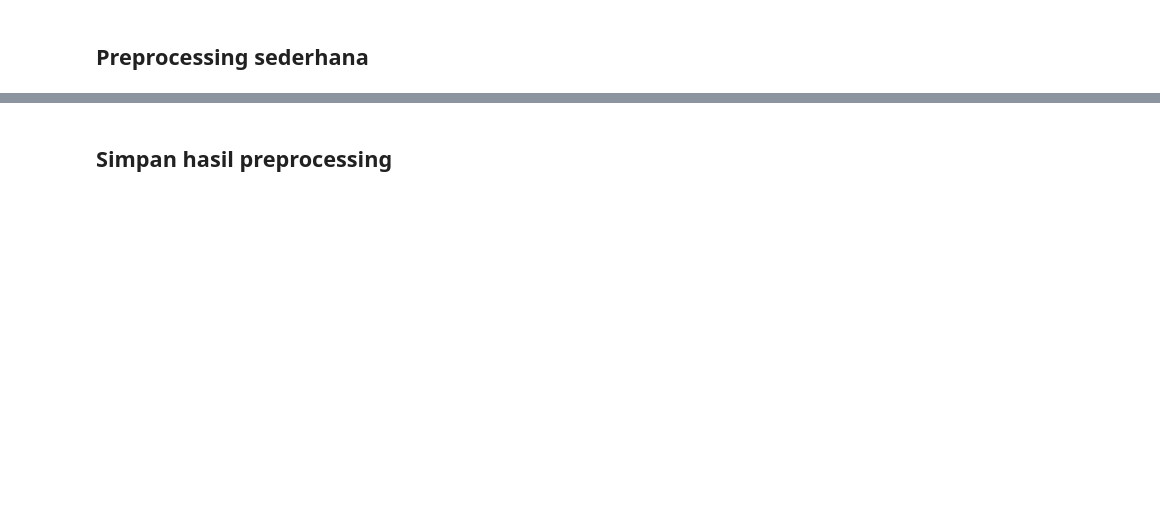
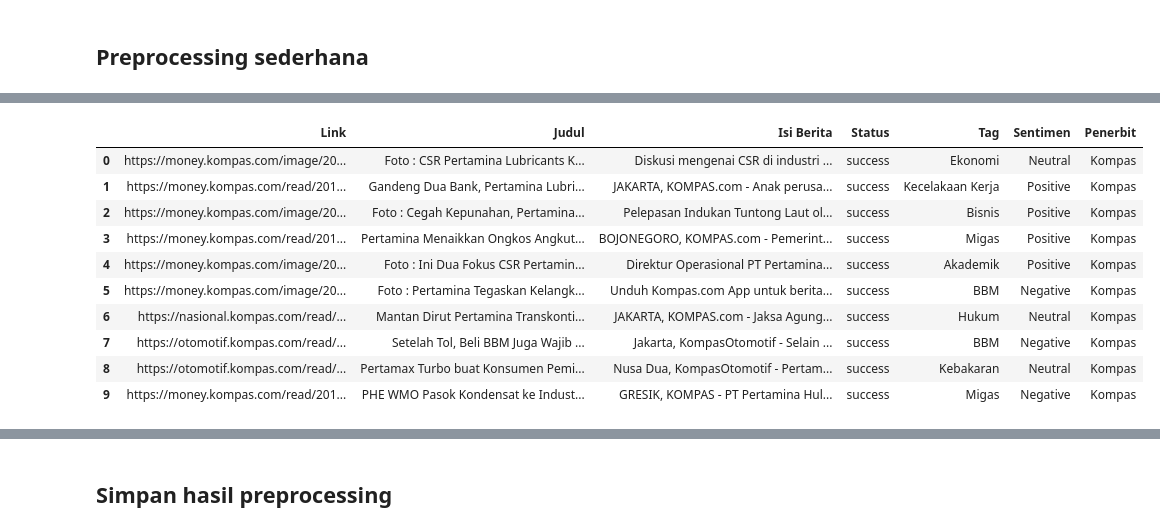
Before and after one commit to yeshaa23/Project-A-Kelompok-4-Pertamina-PBAGenap, a Jupyter notebook: Notebook/2b_Preprocessing_Bert.ipynb, the cells around one changed output, grey strips where cells are left out. Saved outputs shown, nothing was run; the diff lists cells and outputs as text; code cells hidden in the pictures; blank space fills up the shorter version.

Commit message:
Preprocessing Bert

```diff
--- a/Notebook/2b_Preprocessing_Bert.ipynb
+++ b/Notebook/2b_Preprocessing_Bert.ipynb
@@ -57,0 +43,12 @@ Data berhasil dimuat. Jumlah baris: 1567
+# %%
+# Load Data Hasil Scraping
+from google.colab import drive
+# Menghubungkan Google Drive dengan Colab
+drive.mount('/content/drive')
+
+import pandas as pd
+file_path = '/content/drive/MyDrive/ProjectA-PBA/hasil_scraping_berita.csv'
+# Memuat data dari file CSV
+df = pd.read_csv(file_path)
+# Tampilkan beberapa baris pertama untuk memastikan data dimuat dengan benar
+df.head()
@@ -58,2 +63,62 @@ Data berhasil dimuat. Jumlah baris: 1567
 # %% [markdown]
 ## Preprocessing sederhana
+# %%
+# ============================================================
+# MEMUAT DATA BERITA PERTAMINA & PREPROCESSING DASAR
+# ============================================================
+print("=" * 60)
+print("  PREPROCESSING BERITA PERTAMINA")
+print("=" * 60)
+
+# Memuat dataset hasil scraping
+df = pd.read_csv(file_path, encoding="utf-8")  # bisa df_raw juga kalau mau tetap
+print(f" Data dimuat: {len(df)} baris, {df.shape[1]} kolom")
+print(f"\nKolom yang tersedia: {list(df.columns)}")
+
+# ============================================================
+# Mapping Sentimen ke English
+# ============================================================
+sentiment_map = {'Positif':'Positive', 'Negatif':'Negative', 'Netral':'Neutral'}
+df['Sentimen'] = (
+    df['Sentimen']
+    .astype(str)
+    .str.strip()
+    .str.capitalize()
+    .map(sentiment_map)
+    .fillna(df['Sentimen'])
+)
+
+# ============================================================
+# Normalisasi kolom Penerbit
+# ============================================================
+# Ubah semua penerbit menjadi Title Case + hapus spasi berlebih
+df['Penerbit'] = df['Penerbit'].str.title().str.strip()
+
+# Fungsi normalisasi publisher
+def normalize_publisher(name):
+    if not isinstance(name, str):
+        return name
+
+    name = name.strip().lower()  # lowercase + hapus spasi
+
+    # Mapping domain/keyword
+    if 'detik' in name:
+        return 'Detik'
+    elif 'kompas' in name:
+        return 'Kompas'
+    elif 'antara' in name:
+        return 'Antara News'
+    elif 'tempo' in name:
+        return 'Tempo'
+    elif 'kontan' in name:
+        return 'Kontan'
+    elif 'bisnis' in name:
+        return 'Bisnis'
+    else:
+        return name.title()  # default: title case nama asli
+
+# Terapkan ke kolom Penerbit
+df['Penerbit'] = df['Penerbit'].apply(normalize_publisher)
+
+display(df.head(10))
+# %% [output]
@@ -60 +131,12 @@ Data berhasil dimuat. Jumlah baris: 1567
+|  | Link | Judul | Isi Berita | Status | Tag | Sentimen | Penerbit |
+| 0 | https://money.kompas.com/image/20... | Foto : CSR Pertamina Lubricants K... | Diskusi mengenai CSR di industri ... | success | Ekonomi | Neutral | Kompas |
+| 1 | https://money.kompas.com/read/201... | Gandeng Dua Bank, Pertamina Lubri... | JAKARTA, KOMPAS.com - Anak perusa... | success | Kecelakaan Kerja | Positive | Kompas |
+| 2 | https://money.kompas.com/image/20... | Foto : Cegah Kepunahan, Pertamina... | Pelepasan Indukan Tuntong Laut ol... | success | Bisnis | Positive | Kompas |
+| 3 | https://money.kompas.com/read/201... | Pertamina Menaikkan Ongkos Angkut... | BOJONEGORO, KOMPAS.com - Pemerint... | success | Migas | Positive | Kompas |
+| 4 | https://money.kompas.com/image/20... | Foto : Ini Dua Fokus CSR Pertamin... | Direktur Operasional PT Pertamina... | success | Akademik | Positive | Kompas |
+| 5 | https://money.kompas.com/image/20... | Foto : Pertamina Tegaskan Kelangk... | Unduh Kompas.com App untuk berita... | success | BBM | Negative | Kompas |
+| 6 | https://nasional.kompas.com/read/... | Mantan Dirut Pertamina Transkonti... | JAKARTA, KOMPAS.com - Jaksa Agung... | success | Hukum | Neutral | Kompas |
+| 7 | https://otomotif.kompas.com/read/... | Setelah Tol, Beli BBM Juga Wajib ... | Jakarta, KompasOtomotif - Selain ... | success | BBM | Negative | Kompas |
+| 8 | https://otomotif.kompas.com/read/... | Pertamax Turbo buat Konsumen Pemi... | Nusa Dua, KompasOtomotif - Pertam... | success | Kebakaran | Neutral | Kompas |
+| 9 | https://money.kompas.com/read/201... | PHE WMO Pasok Kondensat ke Indust... | GRESIK, KOMPAS - PT Pertamina Hul... | success | Migas | Negative | Kompas |
 # %%
```
Also changed, not shown: parts of 10 cells of this notebook.
